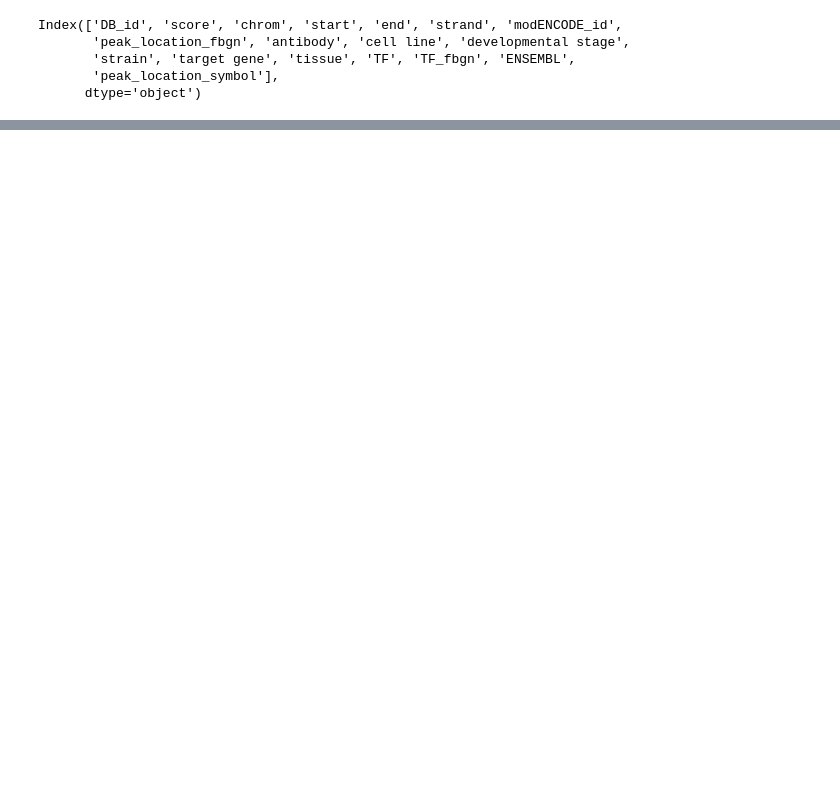
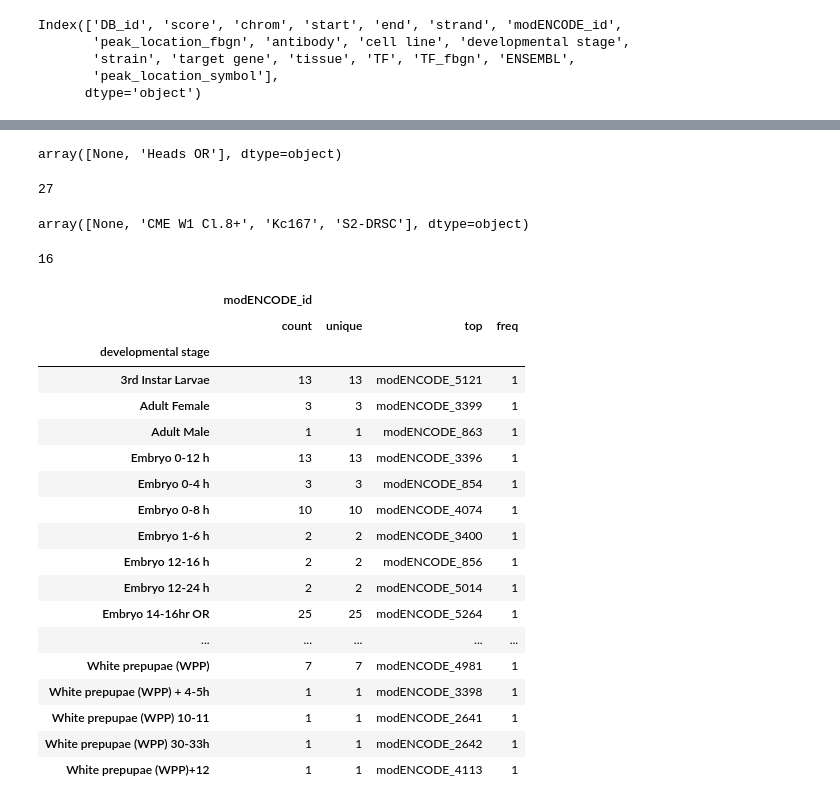
Before and after one commit to jfear/s2rnai, a Jupyter notebook: notebook/develop/2017-09-07_chipseq_from_csv.ipynb, the cells around one changed output, grey strips where cells are left out. Cells and saved outputs as stored; diff of their text form; code cells hidden in the pictures; blank space fills up the shorter version.

```diff
--- a/notebook/develop/2017-09-07_chipseq_from_csv.ipynb
+++ b/notebook/develop/2017-09-07_chipseq_from_csv.ipynb
@@ -323,2 +324,40 @@ final.head()
 # %%
 final.to_csv('../../data/modENCODE_downloads_2ndtry/modENCODE_finaltable', sep='\t', header=None, index=False)
+# %%
+final.tissue.unique()
+# %% [output]
+array([None, 'Heads OR'], dtype=object)
+# %%
+len(final['developmental stage'].unique())
+# %% [output]
+27
+# %%
+final['cell line'].unique()
+# %% [output]
+array([None, 'CME W1 Cl.8+', 'Kc167', 'S2-DRSC'], dtype=object)
+# %%
+len(final.strain.unique())
+# %% [output]
+16
+# %%
+final[['developmental stage', 'modENCODE_id']].drop_duplicates().groupby('developmental stage').describe()
+# %% [output]
+|  | modENCODE_id |  |  |  |
+|  | count | unique | top | freq |
+| developmental stage |  |  |  |  |
+| 3rd Instar Larvae | 13 | 13 | modENCODE_5121 | 1 |
+| Adult Female | 3 | 3 | modENCODE_3399 | 1 |
+| Adult Male | 1 | 1 | modENCODE_863 | 1 |
+| Embryo 0-12 h | 13 | 13 | modENCODE_3396 | 1 |
+| Embryo 0-4 h | 3 | 3 | modENCODE_854 | 1 |
+| Embryo 0-8 h | 10 | 10 | modENCODE_4074 | 1 |
+| Embryo 1-6 h | 2 | 2 | modENCODE_3400 | 1 |
+| Embryo 12-16 h | 2 | 2 | modENCODE_856 | 1 |
+| Embryo 12-24 h | 2 | 2 | modENCODE_5014 | 1 |
+| Embryo 14-16hr OR | 25 | 25 | modENCODE_5264 | 1 |
+| ... | ... | ... | ... | ... |
+| White prepupae (WPP) | 7 | 7 | modENCODE_4981 | 1 |
+| White prepupae (WPP) + 4-5h | 1 | 1 | modENCODE_3398 | 1 |
+| White prepupae (WPP) 10-11 | 1 | 1 | modENCODE_2641 | 1 |
+| White prepupae (WPP) 30-33h | 1 | 1 | modENCODE_2642 | 1 |
+| White prepupae (WPP)+12 | 1 | 1 | modENCODE_4113 | 1 |
```
Also changed, not shown: parts of 15 cells of this notebook.
